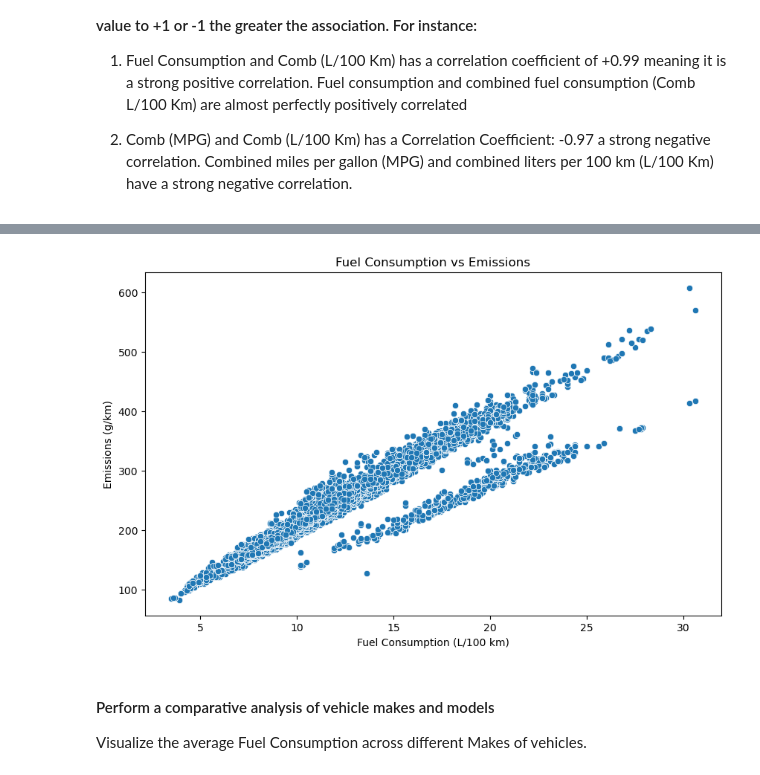
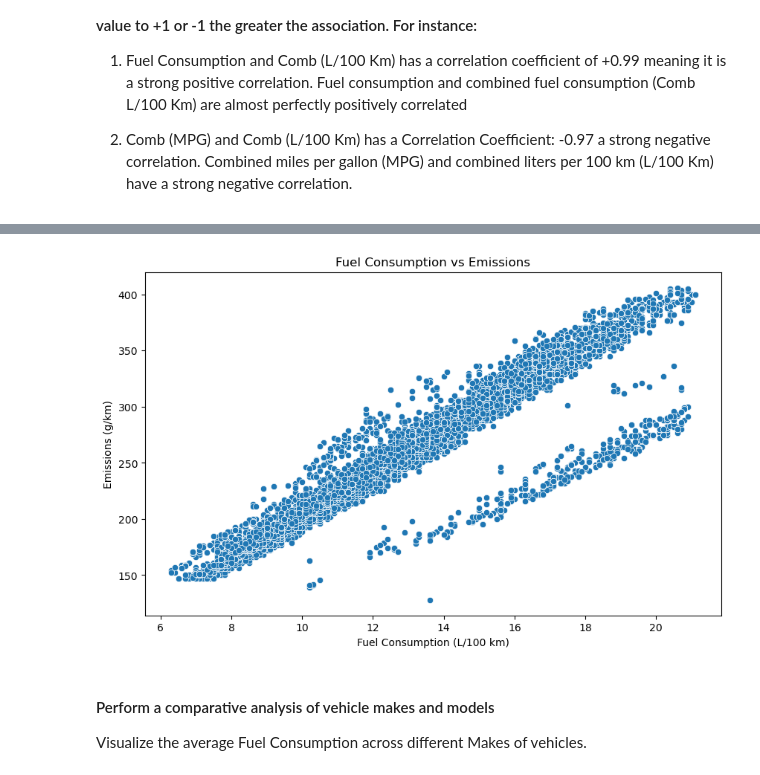
Before and after one commit to WambuiMunene/Phase2-Project_Group-4, a Jupyter notebook: Notebooks/Wanjiru.ipynb, the cells around one changed output, grey strips where cells are left out. Cells and saved outputs as stored; diff of their text form; code cells hidden in the pictures.

```diff
--- a/Notebooks/Wanjiru.ipynb
+++ b/Notebooks/Wanjiru.ipynb
@@ -367,12 +353,13 @@ plt.show()
 # %%
+# Plotting
 plt.figure(figsize=(10, 6))
-sns.scatterplot(x='Fuel Consumption', y='Emissions', data=df, palette='coolwarm')
+sns.scatterplot(x='Fuel Consumption', y='Emissions', data=df2, palette='coolwarm')
 plt.title('Fuel Consumption vs Emissions')
 plt.xlabel('Fuel Consumption (L/100 km)')
 plt.ylabel('Emissions (g/km)')
 plt.show()
 # %% [output]
-[figure, old version]
+[figure, new version]
 # %% [markdown]
 #### Perform a comparative analysis of vehicle makes and models
 
```
Also changed, not shown: parts of 31 cells of this notebook.
